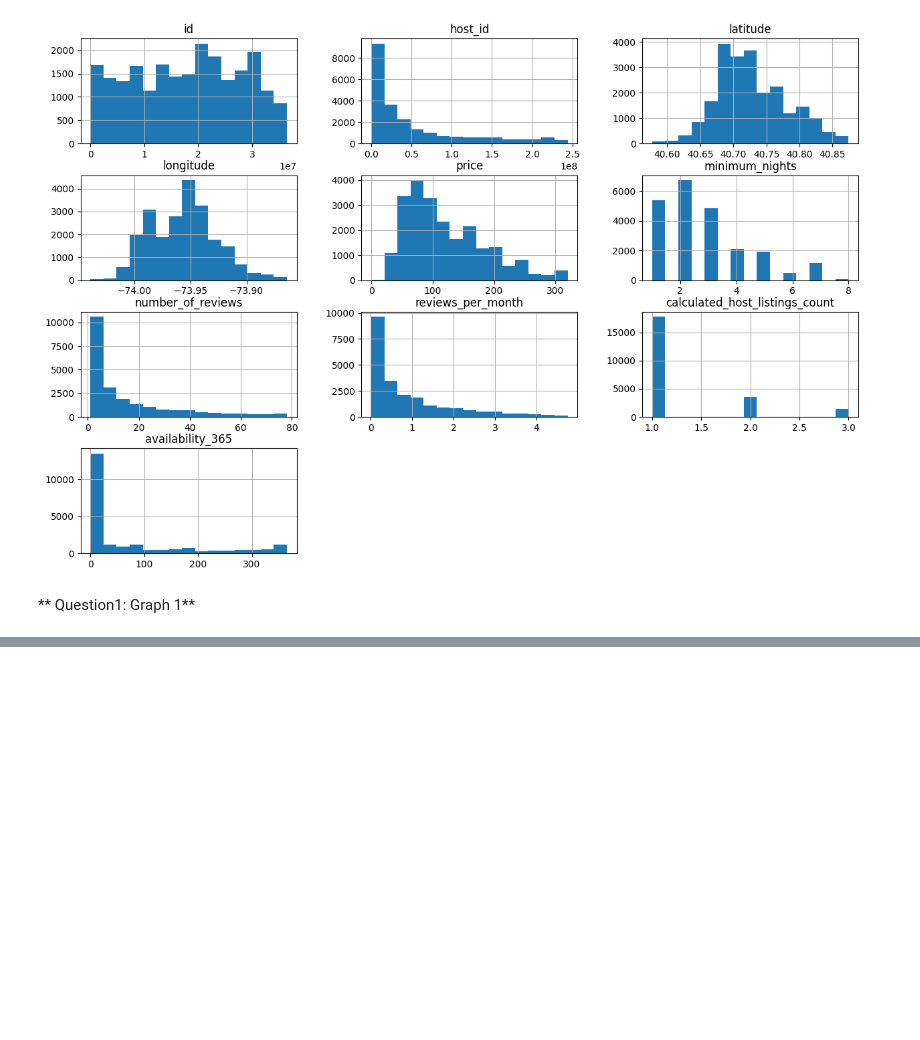
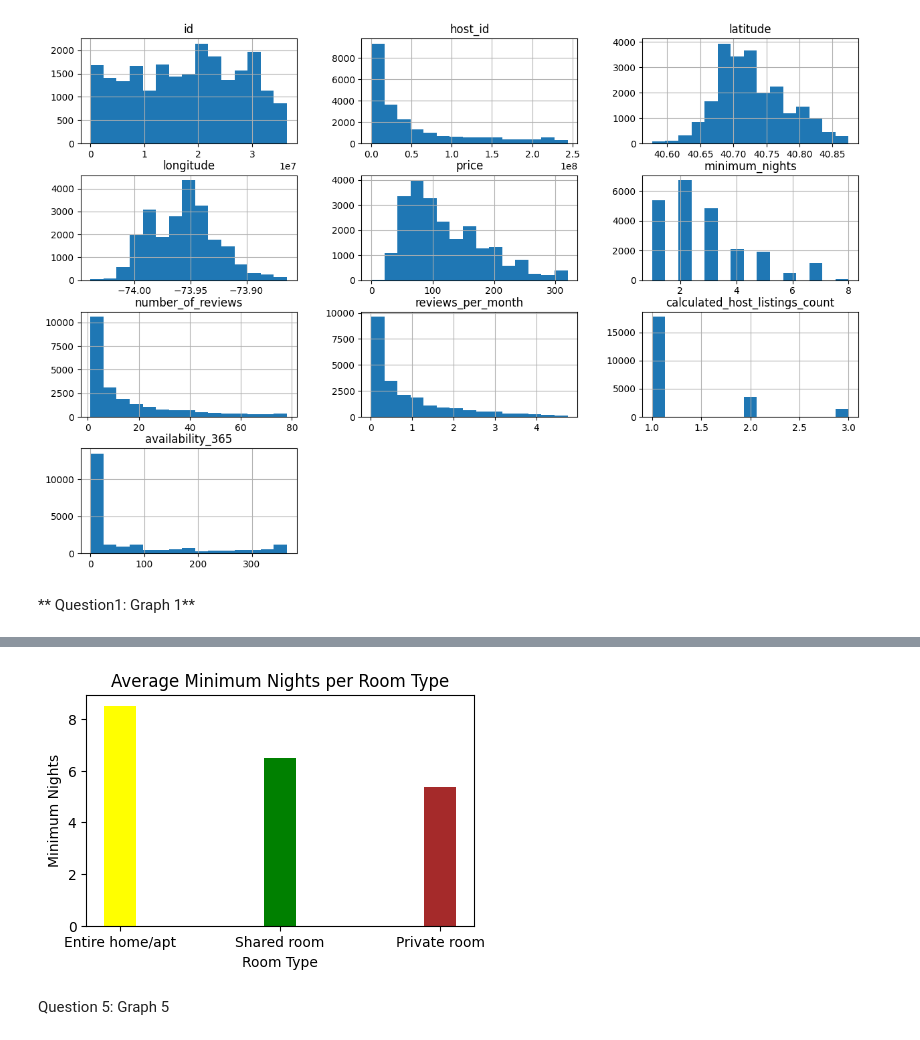
Before and after one commit to Nikhil0314/Capstone-project-1-Airbnb-Bookings-Analysis-EDA, a Jupyter notebook: AirBnb_Booking_Analysis_EDA.ipynb, the cells around one changed output, grey strips where cells are left out. Drawn from its saved outputs; the diff is of its cells as text; code cells hidden in the pictures; blank space fills up the shorter version.

```diff
--- a/AirBnb_Booking_Analysis_EDA.ipynb
+++ b/AirBnb_Booking_Analysis_EDA.ipynb
@@ -289,0 +401,13 @@ plt.pie(x="room_type",labels=)
+# %%
+plt.figure(figsize=(5,3))
+c=['yellow', 'green','brown']
+plt.bar('room_type', 'minimum_nights', color=c,data=room_type_nights, width=0.2)
+plt.title('Average Minimum Nights per Room Type')
+plt.xlabel('Room Type')
+plt.ylabel('Minimum Nights')
+
+plt.show()
+# %% [output]
+[figure, added]
+# %% [markdown]
+Question 5: Graph 5
```
Also changed, not shown: parts of 20 cells of this notebook.
